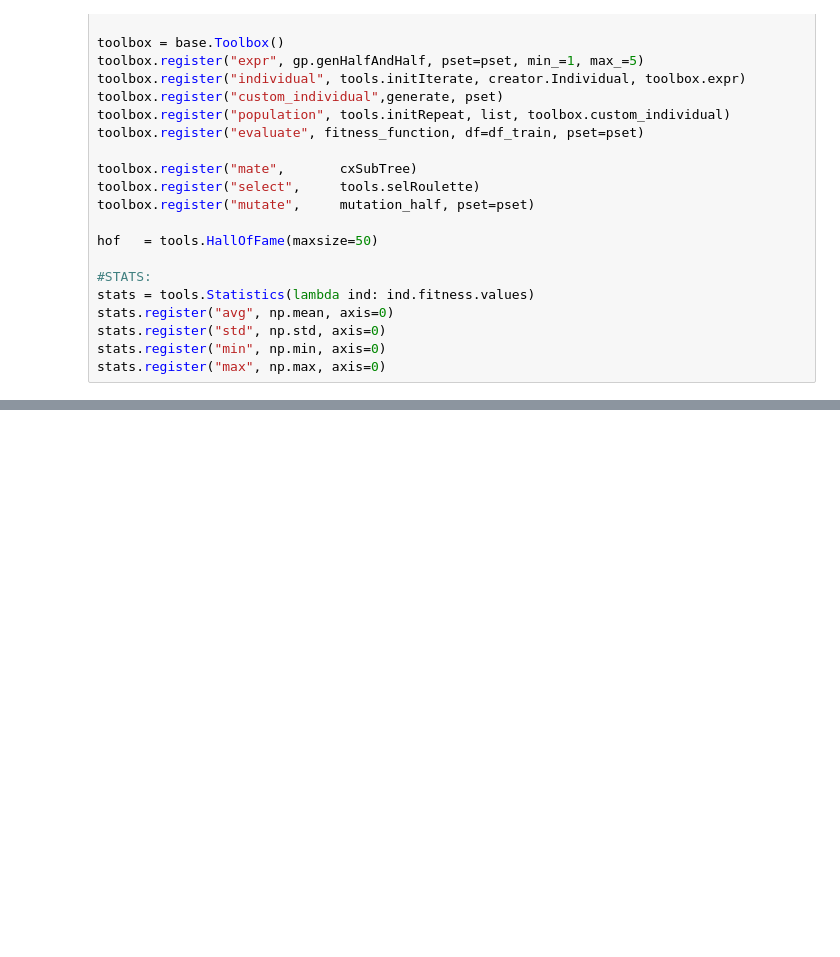
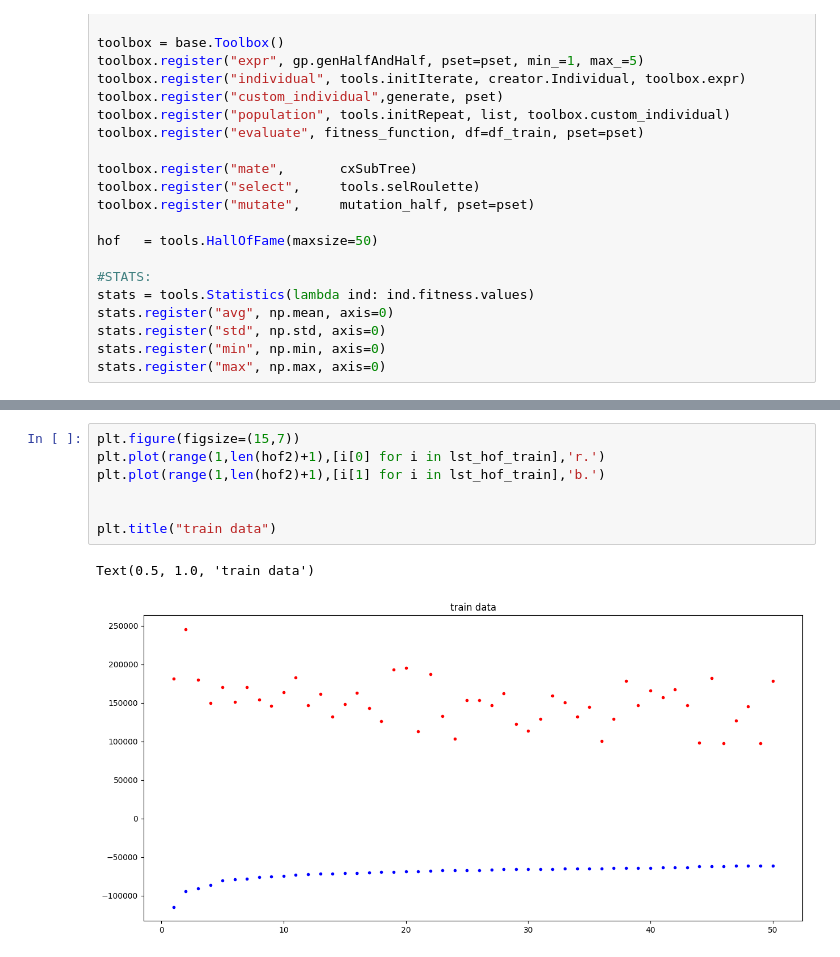
Before and after one commit to KhanNot/GP_trading_strategies, a Jupyter notebook: read_results.ipynb, the cells around one changed output, grey strips where cells are left out. Drawn from its saved outputs; the diff is of its cells as text; blank space fills up the shorter version.

```diff
--- a/read_results.ipynb
+++ b/read_results.ipynb
@@ -134,0 +274,10 @@ Index(['Unnamed: 0', 'population_number', 'generations', 'run_time',
+# %%
+plt.figure(figsize=(15,7))
+plt.plot(range(1,len(hof2)+1),[i[0] for i in lst_hof_train],'r.')
+plt.plot(range(1,len(hof2)+1),[i[1] for i in lst_hof_train],'b.')
+
+
+plt.title("train data")
+# %% [output]
+Text(0.5, 1.0, 'train data')
+[figure, added]
```
Also changed, not shown: parts of 25 cells of this notebook, 13 other files.
